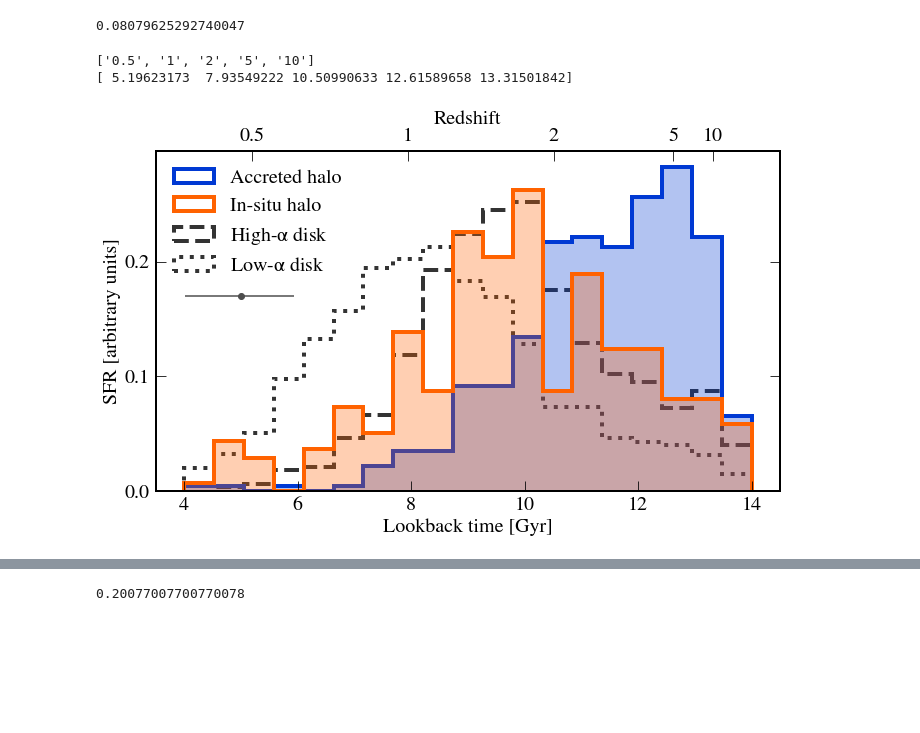
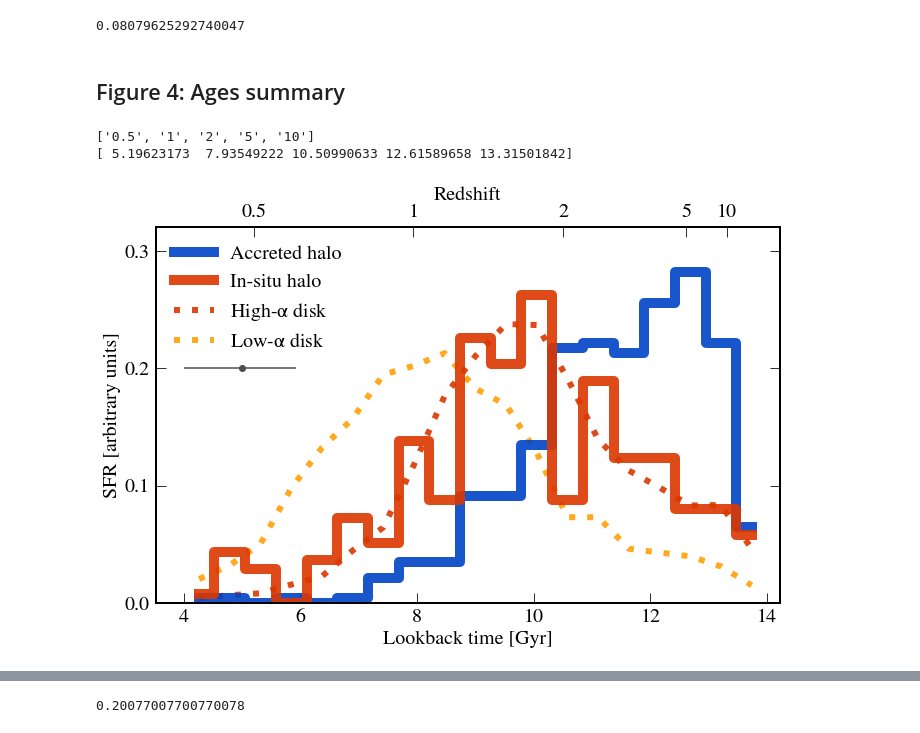
Before and after one commit to abonaca/mw_timing, a Jupyter notebook: notebooks/paper_figures.ipynb, the cells around one changed output, grey strips where cells are left out. Drawn from its saved outputs; the diff is of its cells as text; code cells hidden in the pictures; blank space fills up the shorter version.

```diff
--- a/notebooks/paper_figures.ipynb
+++ b/notebooks/paper_figures.ipynb
@@ -31,10 +33,14 @@ age_invar = (age_err_cons)**-2
 # %% [output]
 27962
 # %%
-blue = '#0039d3'
-purple = '#4700d3'
-orange = '#ff6200'
-pink = '#ee0449'
+# blue = '#0039d3'
+# purple = '#4700d3'
+# orange = '#ff6200'
+# pink = '#ee0449'
+
+blue = '#0043c7'
+orange = '#db3700'
+gold = '#ffa006'
 # %%
 ind_all = np.ones(len(t), dtype='bool')
 ind_z = (np.abs(t['Z_gal'])<1)
@@ -760,6 +773,8 @@ array([-2278.98148742, -1873.5788908 , -1334.61001652])
 np.sum(ind_safeage & ind_mpoor & (age<9))/np.sum(ind_safeage & ind_mpoor)
 # %% [output]
 0.08079625292740047
+# %% [markdown]
+## Figure 4: Ages summary
 # %%
 z = np.array([0.5,1,2,5,10])
 zlabel = [('%f' % x).rstrip('0').rstrip('.') for x in z]
@@ -770,38 +785,50 @@ print(lookback)
 ['0.5', '1', '2', '5', '10']
 [ 5.19623173  7.93549222 10.50990633 12.61589658 13.31501842]
 # %%
+ivar = age_err**-1
+ivar = np.ones_like(age_err)
 abins = np.linspace(4,14,20)
+# abins = np.linspace(3,15,22)
+abcen = 0.5 * (abins[1:] + abins[:-1])
 
-plt.figure(figsize=(10,6.5))
+ind_thick_ = ind_tdchem & (t['eccen_pot1']<0.5)
 
-plt.hist(age[ind_safeage & ind_ge], color=blue, bins=abins, alpha=0.3, density=True, label='')
-plt.hist(age[ind_safeage & ind_ge], color=blue, bins=abins, density=True, histtype='step', lw=4,
-         label='Accreted halo')
-plt.hist(age[ind_safeage & ind_splash], color=orange, bins=abins, alpha=0.3, density=True, label='')
-plt.hist(age[ind_safeage & ind_splash], color=orange, bins=abins, density=True, histtype='step', lw=4,
-         label='In-situ halo')
-plt.hist(age[ind_safeage & ind_thick], color='0.2', bins=abins, alpha=1, density=True,
-         label='High-$\\alpha$ disk', histtype='step', ls='--', lw=4, zorder=0)
-plt.hist(age[ind_safeage & ind_lowa], color='0.2', bins=abins, alpha=1, density=True,
-         label='Low-$\\alpha$ disk', histtype='step', ls=':', lw=4, zorder=0)
+h_accreted, be = np.histogram(age[ind_safeage & ind_ge], weights=ivar[ind_safeage & ind_ge], bins=abins,
+                              density=True)
+h_insitu, be = np.histogram(age[ind_safeage & ind_splash], weights=ivar[ind_safeage & ind_splash], bins=abins,
+                              density=True)
+h_higha, be = np.histogram(age[ind_safeage & ind_thick_], weights=ivar[ind_safeage & ind_thick_], bins=abins,
+                              density=True)
+h_lowa, be = np.histogram(age[ind_safeage & ind_lowa], weights=ivar[ind_safeage & ind_lowa], bins=abins,
+                              density=True)
 
-plt.errorbar(np.array([5]), np.array([0.17]), yerr=None,
+plt.figure(figsize=(10,7))
+
+plt.plot(abcen, h_accreted, color=blue, lw=10, alpha=0.9, drawstyle='steps-mid', label='Accreted halo')
+plt.plot(abcen, h_insitu, color=orange, lw=10, alpha=0.9, drawstyle='steps-mid', label='In-situ halo')
+plt.plot(abcen, h_higha, color=orange, lw=6, alpha=0.9, ls=':', dashes=[1,2], drawstyle='default', zorder=0,
+         label='High-$\\alpha$ disk')
+plt.plot(abcen, h_lowa, color=gold, lw=6, alpha=0.9, ls=':', dashes=[1,2], drawstyle='default', zorder=0,
+         label='Low-$\\alpha$ disk')
+
+plt.errorbar(np.array([5]), np.array([0.2]), yerr=None,
              xerr=np.array([np.median(age_lerr[ind_safeage]), np.median(age_uerr[ind_safeage])])[:,np.newaxis],
              fmt='o', color='0.3', capsize=0)
 
+plt.ylim(0,0.32)
 plt.gca().yaxis.set_major_locator(mpl.ticker.MultipleLocator(0.1))
 plt.legend(loc=2, frameon=False )
 plt.xlabel('Lookback time [Gyr]')
 plt.ylabel('SFR [arbitrary units]')
 
 ax1 = plt.gca()
 ax2 = ax1.twiny()
 ax2.set_xlim(ax1.get_xlim())
 ax2.set_xticks(lookback)
 ax2.set_xticklabels(zlabel)
 ax2.set_xlabel('Redshift')
 
 plt.tight_layout()
-# plt.savefig('../paper/ages.pdf')
+plt.savefig('../paper/ages.pdf')
 # %% [output]
-[figure, old version]
+[figure, new version]
```
Also changed, not shown: parts of 23 cells of this notebook.
